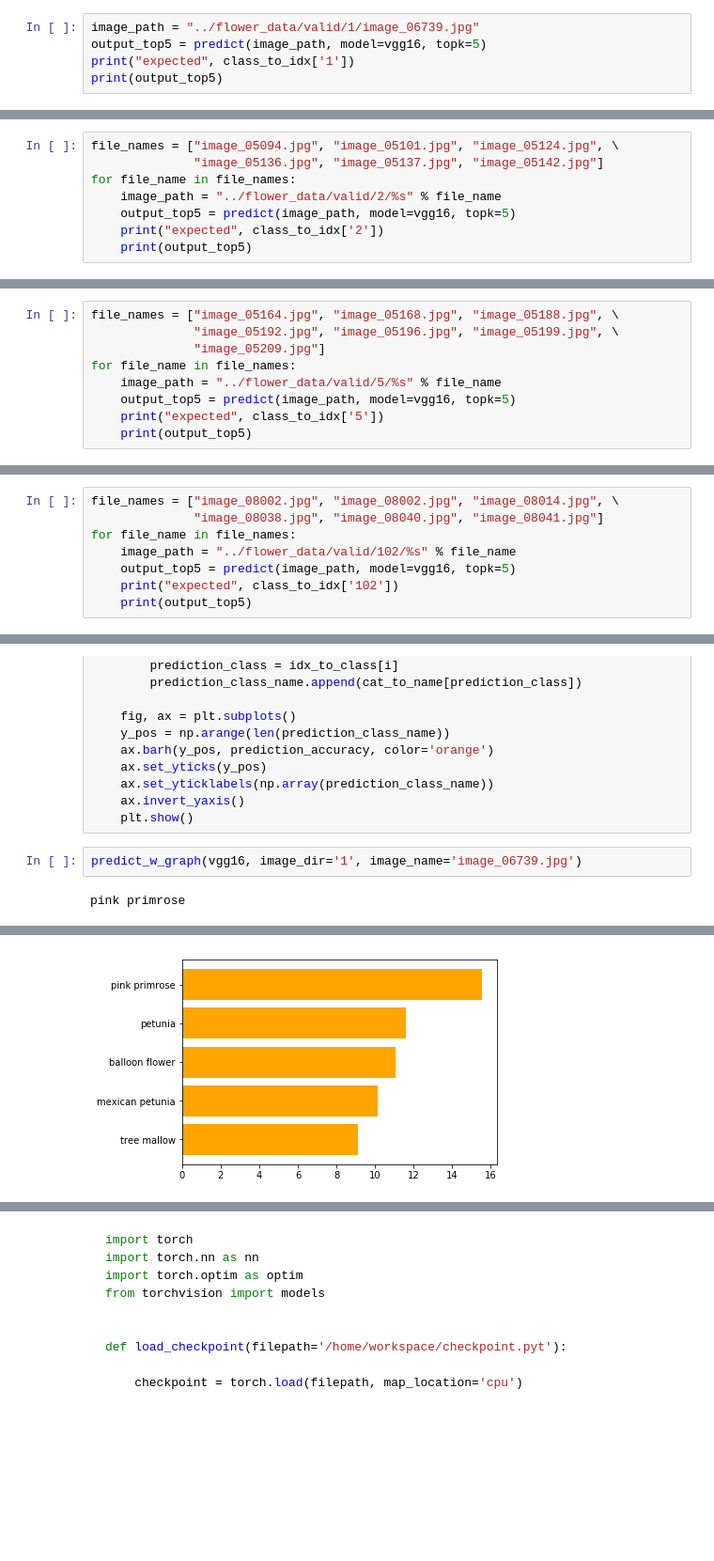
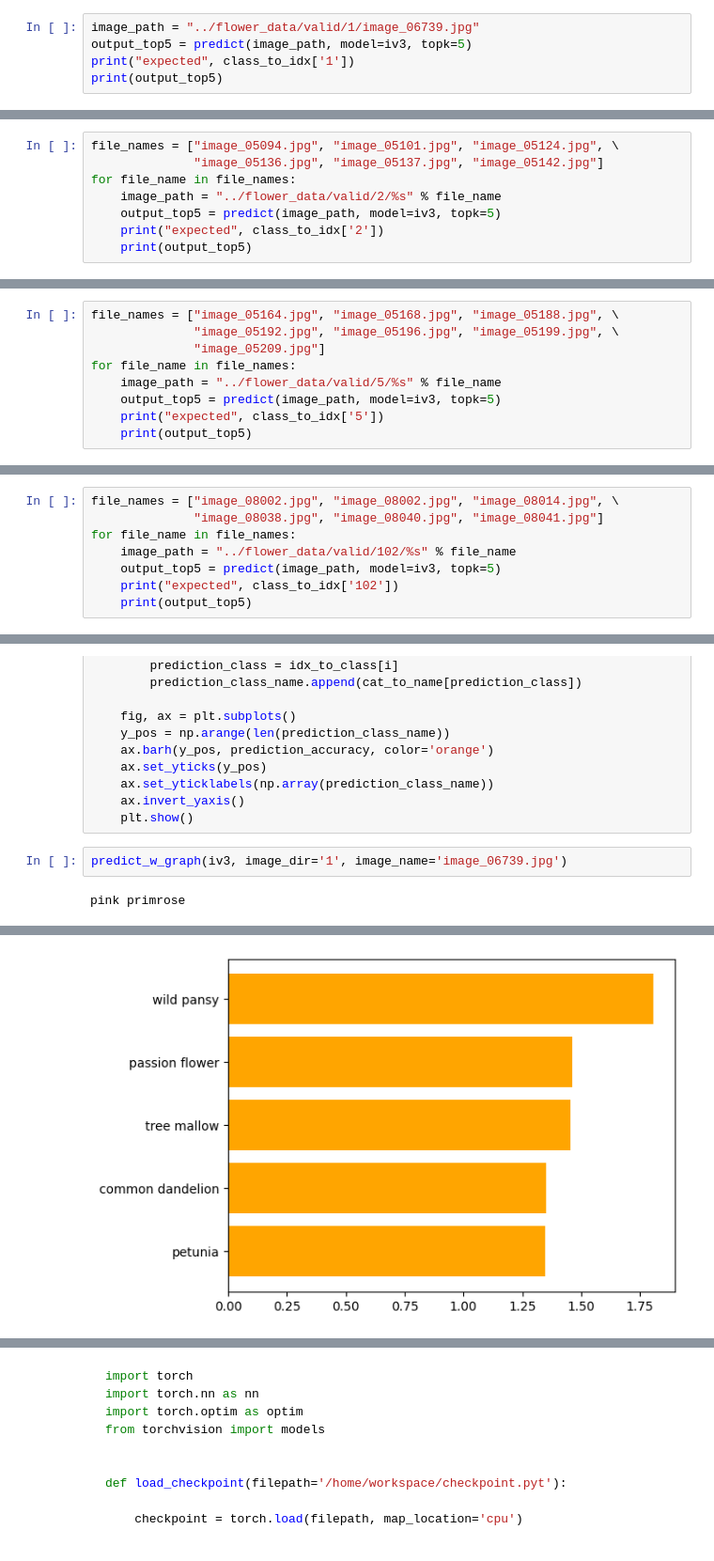
Before and after one commit to ekaakurniawan/Deep-Learning-with-PyTorch, a Jupyter notebook: project-0/5_inceptionV3_sgd_wNorm/Image Classifier Project.ipynb, the cells around one changed output, grey strips where cells are left out. Shown at 94% size. Saved outputs shown, nothing was run; the diff lists cells and outputs as text; blank space fills up the shorter version.

```diff
--- a/project-0/5_inceptionV3_sgd_wNorm/Image Classifier Project.ipynb
+++ b/project-0/5_inceptionV3_sgd_wNorm/Image Classifier Project.ipynb
@@ -671,7 +714,7 @@ def predict(image_path, model, topk=5):
     return output.topk(topk)
 # %%
 image_path = "../flower_data/valid/1/image_06739.jpg"
-output_top5 = predict(image_path, model=vgg16, topk=5)
+output_top5 = predict(image_path, model=iv3, topk=5)
 print("expected", class_to_idx['1'])
 print(output_top5)
 # %% [output]
@@ -683,7 +728,7 @@ file_names = ["image_05094.jpg", "image_05101.jpg", "image_05124.jpg", \
               "image_05136.jpg", "image_05137.jpg", "image_05142.jpg"]
 for file_name in file_names:
     image_path = "../flower_data/valid/2/%s" % file_name
-    output_top5 = predict(image_path, model=vgg16, topk=5)
+    output_top5 = predict(image_path, model=iv3, topk=5)
     print("expected", class_to_idx['2'])
     print(output_top5)
 # %% [output]
@@ -711,7 +755,7 @@ file_names = ["image_05164.jpg", "image_05168.jpg", "image_05188.jpg", \
               "image_05209.jpg"]
 for file_name in file_names:
     image_path = "../flower_data/valid/5/%s" % file_name
-    output_top5 = predict(image_path, model=vgg16, topk=5)
+    output_top5 = predict(image_path, model=iv3, topk=5)
     print("expected", class_to_idx['5'])
     print(output_top5)
 # %% [output]
@@ -737,7 +781,7 @@ file_names = ["image_08002.jpg", "image_08002.jpg", "image_08014.jpg", \
               "image_08038.jpg", "image_08040.jpg", "image_08041.jpg"]
 for file_name in file_names:
     image_path = "../flower_data/valid/102/%s" % file_name
-    output_top5 = predict(image_path, model=vgg16, topk=5)
+    output_top5 = predict(image_path, model=iv3, topk=5)
     print("expected", class_to_idx['102'])
     print(output_top5)
 # %% [output]
@@ -795,6 +838,6 @@ def predict_w_graph(model, image_dir='1', image_name='image_06739.jpg'):
     ax.invert_yaxis()
     plt.show()
 # %%
-predict_w_graph(vgg16, image_dir='1', image_name='image_06739.jpg')
+predict_w_graph(iv3, image_dir='1', image_name='image_06739.jpg')
 # %% [output]
 pink primrose
@@ -802,2 +845,2 @@ pink primrose
-[figure, old version]
+[figure, new version]
 # %%
```
Also changed, not shown: parts of 25 cells of this notebook.
